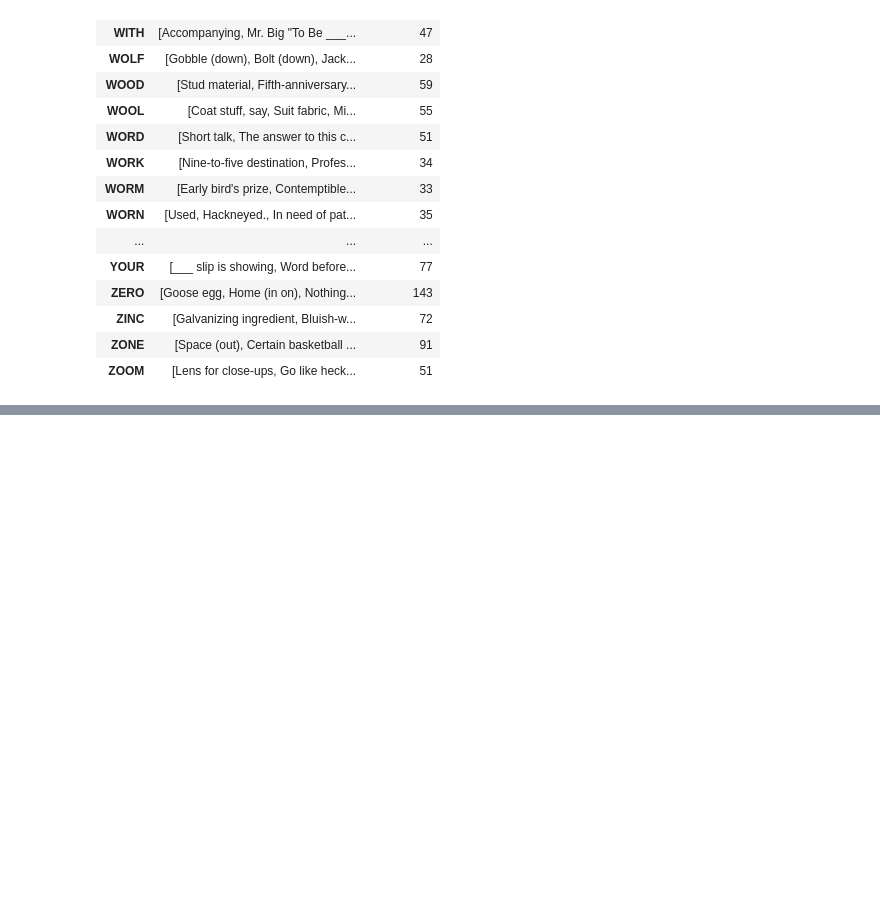
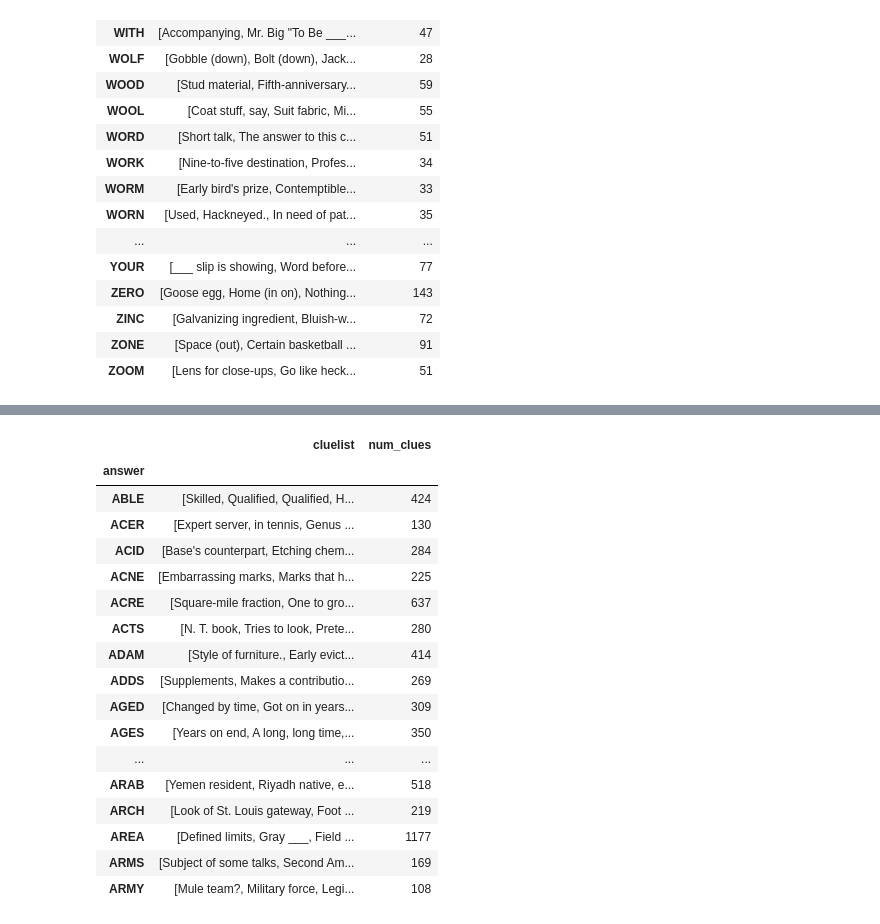
Before and after one commit to tsherman181/InfiniteWordLadder, a Jupyter notebook: Medium and Easy Lists.ipynb, the cells around one changed output, grey strips where cells are left out. Cells and saved outputs as stored; diff of their text form; code cells hidden in the pictures; blank space fills up the shorter version.

```diff
--- a/Medium and Easy Lists.ipynb
+++ b/Medium and Easy Lists.ipynb
@@ -148,0 +164,23 @@ dict = PyDictionary()
+# %%
+small_list = medium_list[medium_list["num_clues"] > 100]
+# %%
+small_list.head(25)
+# %% [output]
+|  | cluelist | num_clues |
+| answer |  |  |
+| ABLE | [Skilled, Qualified, Qualified, H... | 424 |
+| ACER | [Expert server, in tennis, Genus ... | 130 |
+| ACID | [Base's counterpart, Etching chem... | 284 |
+| ACNE | [Embarrassing marks, Marks that h... | 225 |
+| ACRE | [Square-mile fraction, One to gro... | 637 |
+| ACTS | [N. T. book, Tries to look, Prete... | 280 |
+| ADAM | [Style of furniture., Early evict... | 414 |
+| ADDS | [Supplements, Makes a contributio... | 269 |
+| AGED | [Changed by time, Got on in years... | 309 |
+| AGES | [Years on end, A long, long time,... | 350 |
+| ... | ... | ... |
+| ARAB | [Yemen resident, Riyadh native, e... | 518 |
+| ARCH | [Look of St. Louis gateway, Foot ... | 219 |
+| AREA | [Defined limits, Gray ___, Field ... | 1177 |
+| ARMS | [Subject of some talks, Second Am... | 169 |
+| ARMY | [Mule team?, Military force, Legi... | 108 |
```
Also changed, not shown: parts of 10 cells of this notebook, 7 other files.
